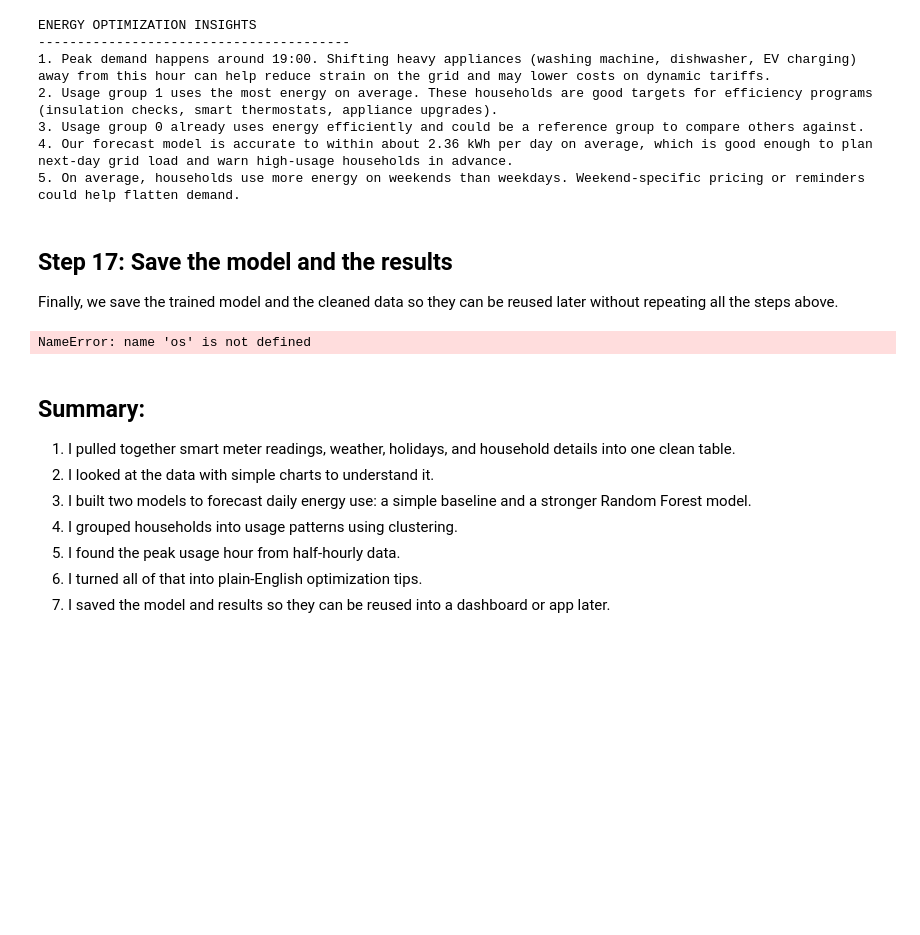
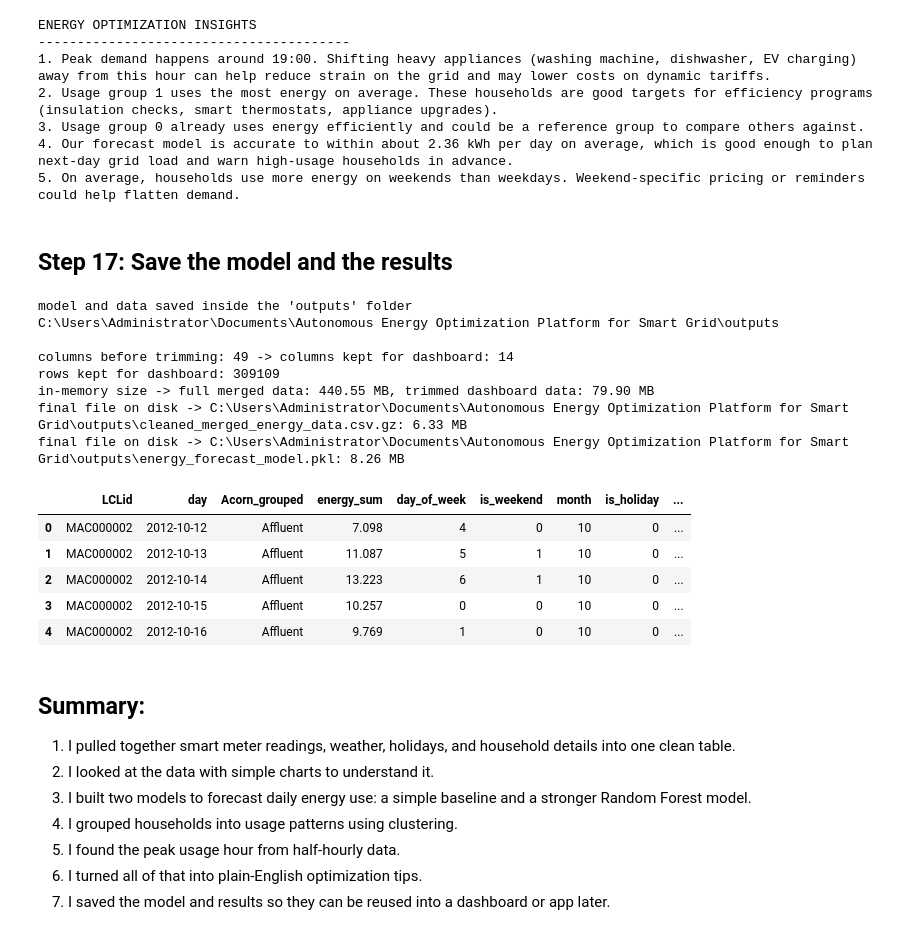
Before and after one commit to bhavintak143/Autonomous-Energy-Optimization-Platform-for-Smart-Grid, a Jupyter notebook: main.ipynb, the cells around one changed output. Cells and saved outputs as stored; diff of their text form; code cells hidden in the pictures; blank space fills up the shorter version.

Commit message:
Initial commit: Autonomous Energy Optimization Platform for Smart Grid

```diff
--- a/main.ipynb
+++ b/main.ipynb
@@ -491,21 +521,53 @@ ENERGY OPTIMIZATION INSIGHTS
 5. On average, households use more energy on weekends than weekdays. Weekend-specific pricing or reminders could help flatten demand.
 # %% [markdown]
 ## Step 17: Save the model and the results
-
-Finally, we save the trained model and the cleaned data so they can be
-reused later without repeating all the steps above.
 # %%
 output_folder = r"C:\Users\Administrator\Documents\Autonomous Energy Optimization Platform for Smart Grid\outputs"
 os.makedirs(output_folder, exist_ok=True)
 
-joblib.dump(forecast_model, os.path.join("outputs", "energy_forecast_model.pkl"))
-merged_data.to_csv(os.path.join("outputs", "cleaned_merged_energy_data.csv"), index=False)
-house_profile.to_csv(os.path.join("outputs", "household_usage_groups.csv"))
+dashboard_columns = ["LCLid", "day", "Acorn_grouped", "energy_sum",
+                     "day_of_week", "is_weekend", "month", "is_holiday",
+                     "energy_yesterday", "temperatureMax", "temperatureMin",
+                     "humidity", "windSpeed", "cloudCover"]
+
+dashboard_data = merged_data[dashboard_columns].copy()
+dashboard_data["day"] = pd.to_datetime(dashboard_data["day"]).dt.date
+
+joblib.dump(forecast_model, os.path.join(output_folder, "energy_forecast_model.pkl"), compress=3)
+dashboard_data.to_csv(os.path.join(output_folder, "cleaned_merged_energy_data.csv.gz"), index=False, compression="gzip")
+house_profile.to_csv(os.path.join(output_folder, "household_usage_groups.csv"))
 
 print("model and data saved inside the 'outputs' folder")
-print(os.getcwd())
+print(output_folder)
+
+print("\ncolumns before trimming:", merged_data.shape[1], "-> columns kept for dashboard:", dashboard_data.shape[1])
+print("rows kept for dashboard:", dashboard_data.shape[0])
+
+raw_size_mb = merged_data.memory_usage(deep=True).sum() / (1024 ** 2)
+trimmed_size_mb = dashboard_data.memory_usage(deep=True).sum() / (1024 ** 2)
+print(f"in-memory size -> full merged data: {raw_size_mb:.2f} MB, trimmed dashboard data: {trimmed_size_mb:.2f} MB")
+
+saved_csv_path = os.path.join(output_folder, "cleaned_merged_energy_data.csv.gz")
+saved_pkl_path = os.path.join(output_folder, "energy_forecast_model.pkl")
+print(f"final file on disk -> {saved_csv_path}: {os.path.getsize(saved_csv_path) / (1024 ** 2):.2f} MB")
+print(f"final file on disk -> {saved_pkl_path}: {os.path.getsize(saved_pkl_path) / (1024 ** 2):.2f} MB")
+
+dashboard_data.head()
 # %% [output]
-NameError: name 'os' is not defined
+model and data saved inside the 'outputs' folder
+C:\Users\Administrator\Documents\Autonomous Energy Optimization Platform for Smart Grid\outputs
+
+columns before trimming: 49 -> columns kept for dashboard: 14
+rows kept for dashboard: 309109
+in-memory size -> full merged data: 440.55 MB, trimmed dashboard data: 79.90 MB
+final file on disk -> C:\Users\Administrator\Documents\Autonomous Energy Optimization Platform for Smart Grid\outputs\cleaned_merged_energy_data.csv.gz: 6.33 MB
+final file on disk -> C:\Users\Administrator\Documents\Autonomous Energy Optimization Platform for Smart Grid\outputs\energy_forecast_model.pkl: 8.26 MB
+|  | LCLid | day | Acorn_grouped | energy_sum | day_of_week | is_weekend | month | is_holiday | ... |
+| 0 | MAC000002 | 2012-10-12 | Affluent | 7.098 | 4 | 0 | 10 | 0 | ... |
+| 1 | MAC000002 | 2012-10-13 | Affluent | 11.087 | 5 | 1 | 10 | 0 | ... |
+| 2 | MAC000002 | 2012-10-14 | Affluent | 13.223 | 6 | 1 | 10 | 0 | ... |
+| 3 | MAC000002 | 2012-10-15 | Affluent | 10.257 | 0 | 0 | 10 | 0 | ... |
+| 4 | MAC000002 | 2012-10-16 | Affluent | 9.769 | 1 | 0 | 10 | 0 | ... |
 # %% [markdown]
 ## Summary:
 1. I  pulled together smart meter readings, weather, holidays, and household
```
Also changed, not shown: parts of 3 cells of this notebook, 6 other files.
